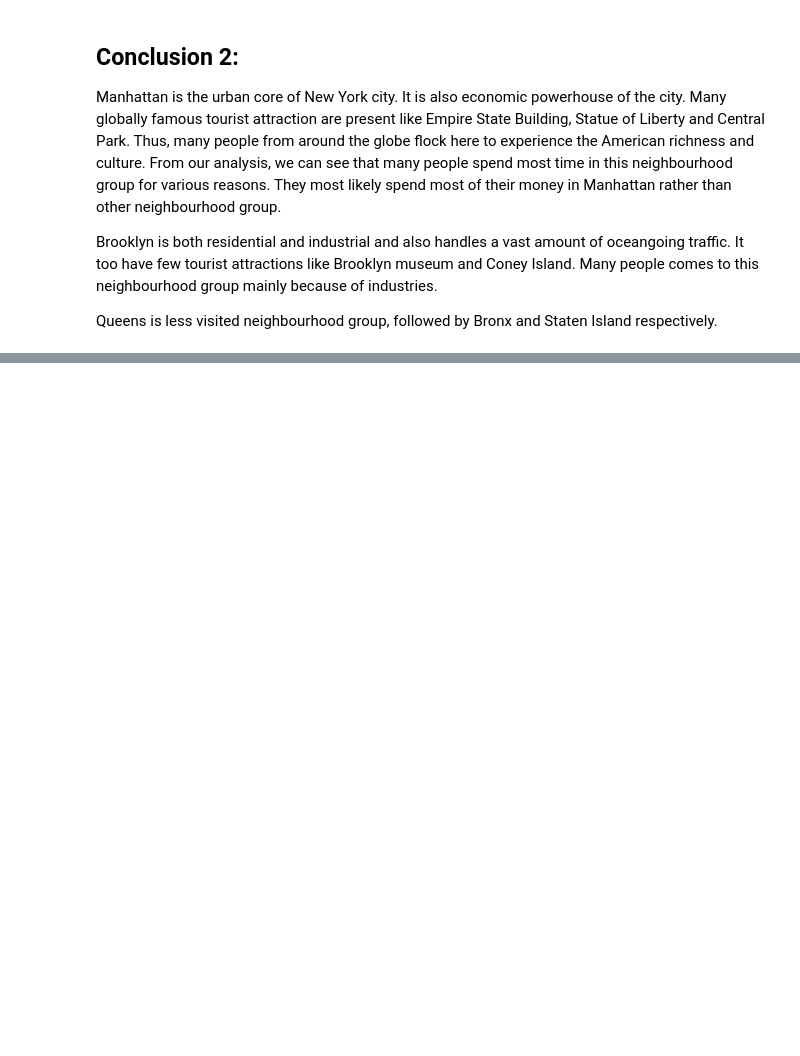
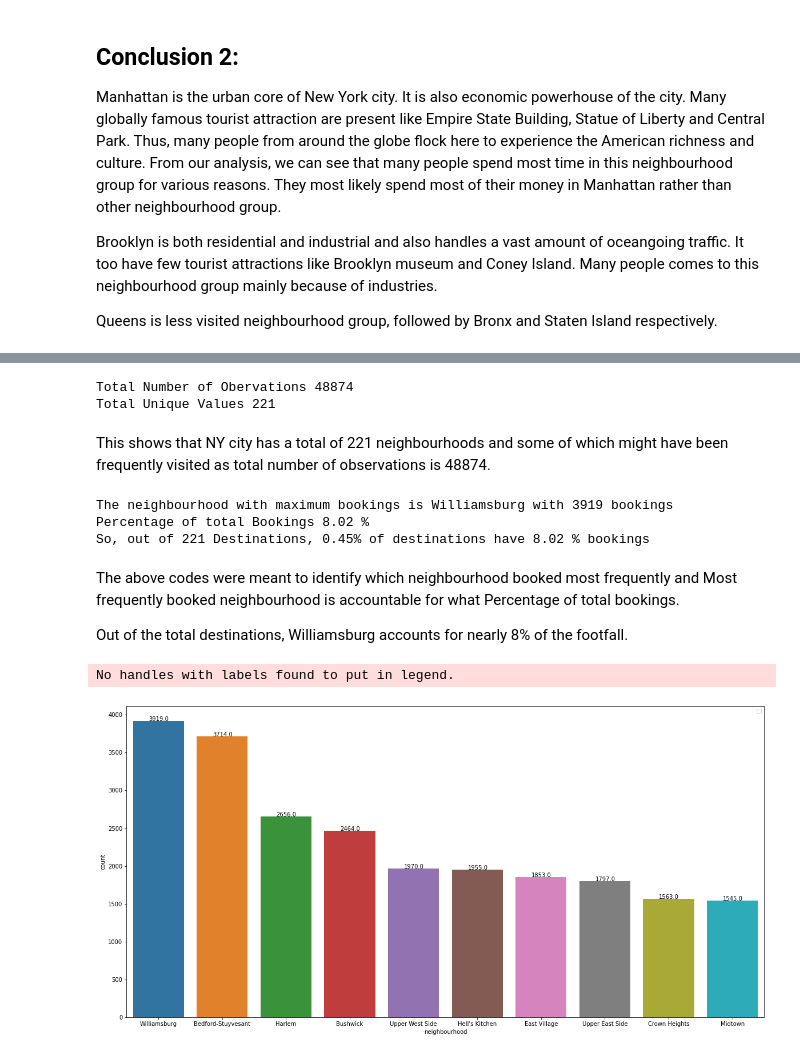
Before and after one commit to SubhamZap/Airbnb-Booking-Analysis, a Jupyter notebook: Airbnb_Bookings_Analysis_Capstone_Project.ipynb, the cells around one changed output, grey strips where cells are left out. Saved outputs shown, nothing was run; the diff lists cells and outputs as text; code cells hidden in the pictures; blank space fills up the shorter version.

```diff
--- a/Airbnb_Bookings_Analysis_Capstone_Project.ipynb
+++ b/Airbnb_Bookings_Analysis_Capstone_Project.ipynb
@@ -481,0 +484,41 @@ Queens is less visited neighbourhood group, followed by Bronx and Staten Island
+# %%
+# Indentifying Total Obervations and Finding out How many Unique Values!!
+
+print('Total Number of Obervations',len(new_air_df['neighbourhood']))
+print('Total Unique Values',len(new_air_df.neighbourhood.unique()))
+# %% [output]
+Total Number of Obervations 48874
+Total Unique Values 221
+# %% [markdown]
+This shows that NY city has a total of 221 neighbourhoods and some of which might have been frequently visited as total number of observations is 48874.
+# %%
+#Finding Which Neighbourhood had Maximum Bookings
+
+max_bookings = new_air_df['neighbourhood'].value_counts().index[0]
+print("The neighbourhood with maximum bookings is {} with {} bookings".format(max_bookings, new_air_df['neighbourhood'].value_counts().Williamsburg))
+print('Percentage of total Bookings', round(392000/48895,2),'%')
+print(f'So, out of 221 Destinations, {round(100/221,2)}% of destinations have {round(392000/48895,2)} % bookings ')
+# %% [output]
+The neighbourhood with maximum bookings is Williamsburg with 3919 bookings
+Percentage of total Bookings 8.02 %
+So, out of 221 Destinations, 0.45% of destinations have 8.02 % bookings
+# %% [markdown]
+The above codes were meant to identify which neighbourhood booked most frequently and Most frequently booked neighbourhood is accountable for what Percentage of total bookings.
+
+Out of the total destinations, Williamsburg accounts for nearly 8% of the footfall.
+# %%
+top_10_neighbourhood = new_air_df['neighbourhood'].value_counts().index[0:10]
+# %%
+# Top 10 neighbourhood with highest number of bookings
+
+plt.figure(figsize=(20,10))
+plt.legend()
+plt.xlabel('Neighbourhood')
+plt.ylabel('Values')
+ax = sns.countplot(new_air_df['neighbourhood'], order = top_10_neighbourhood)
+
+for p in ax.patches:
+  ax.annotate('{:.1f}'.format(p.get_height()), (p.get_x()+0.25, p.get_height()+0.01))
+# %% [output]
+No handles with labels found to put in legend.
+[figure, added]
```
Also changed, not shown: parts of 20 cells of this notebook.
